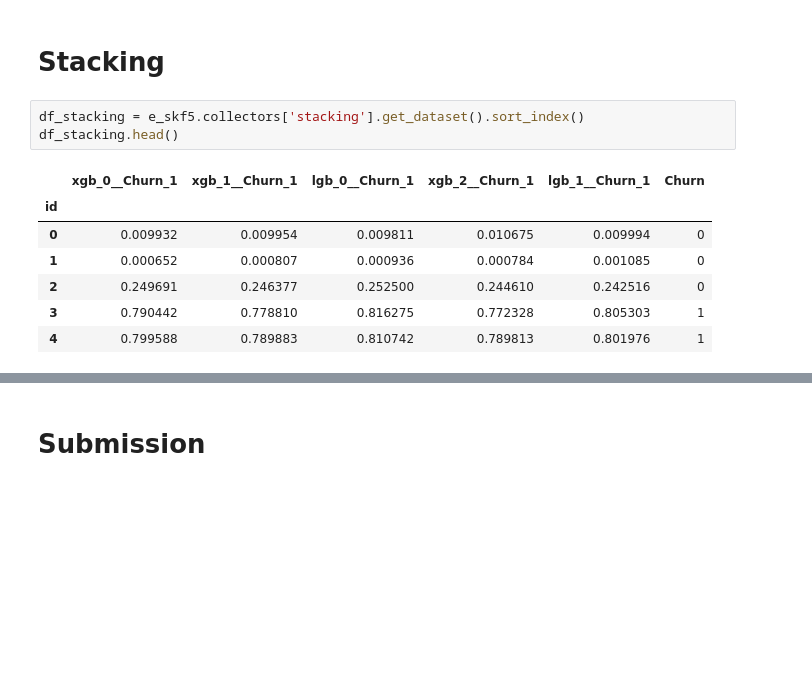
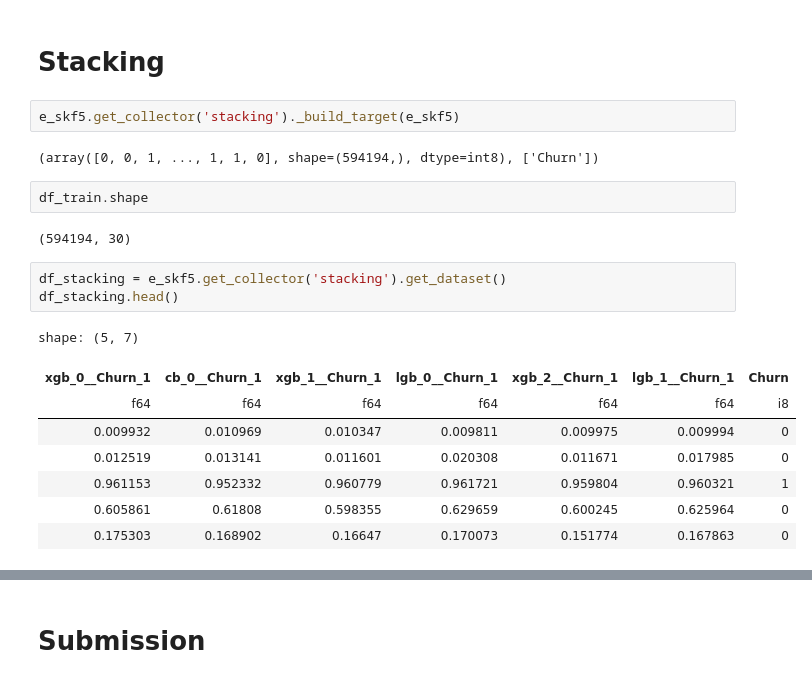
Before and after one commit to sunkusun9/ml-labs, a Jupyter notebook: examples/kaggle_s6e3/4.exp_skf5.ipynb, the cells around one changed output, grey strips where cells are left out. Cells and saved outputs as stored; diff of their text form; blank space fills up the shorter version.

```diff
--- a/examples/kaggle_s6e3/4.exp_skf5.ipynb
+++ b/examples/kaggle_s6e3/4.exp_skf5.ipynb
@@ -217,16 +238,25 @@ e_skf5.get_collector('AUC').get_metrics_agg()[0].sort_values('valid', ascending
 # %% [markdown]
 # Stacking
-# %%
-df_stacking = e_skf5.collectors['stacking'].get_dataset().sort_index()
-df_stacking.head()
-# %% [output]
-|  | xgb_0__Churn_1 | xgb_1__Churn_1 | lgb_0__Churn_1 | xgb_2__Churn_1 | lgb_1__Churn_1 | Churn |
-| id |  |  |  |  |  |  |
-| 0 | 0.009932 | 0.009954 | 0.009811 | 0.010675 | 0.009994 | 0 |
-| 1 | 0.000652 | 0.000807 | 0.000936 | 0.000784 | 0.001085 | 0 |
-| 2 | 0.249691 | 0.246377 | 0.252500 | 0.244610 | 0.242516 | 0 |
-| 3 | 0.790442 | 0.778810 | 0.816275 | 0.772328 | 0.805303 | 1 |
-| 4 | 0.799588 | 0.789883 | 0.810742 | 0.789813 | 0.801976 | 1 |
+# %%
+e_skf5.get_collector('stacking')._build_target(e_skf5)
+# %% [output]
+(array([0, 0, 1, ..., 1, 1, 0], shape=(594194,), dtype=int8), ['Churn'])
+# %%
+df_train.shape
+# %% [output]
+(594194, 30)
+# %%
+df_stacking = e_skf5.get_collector('stacking').get_dataset()
+df_stacking.head()
+# %% [output]
+shape: (5, 7)
+| xgb_0__Churn_1 | cb_0__Churn_1 | xgb_1__Churn_1 | lgb_0__Churn_1 | xgb_2__Churn_1 | lgb_1__Churn_1 | Churn |
+| f64 | f64 | f64 | f64 | f64 | f64 | i8 |
+| 0.009932 | 0.010969 | 0.010347 | 0.009811 | 0.009975 | 0.009994 | 0 |
+| 0.012519 | 0.013141 | 0.011601 | 0.020308 | 0.011671 | 0.017985 | 0 |
+| 0.961153 | 0.952332 | 0.960779 | 0.961721 | 0.959804 | 0.960321 | 1 |
+| 0.605861 | 0.61808 | 0.598355 | 0.629659 | 0.600245 | 0.625964 | 0 |
+| 0.175303 | 0.168902 | 0.16647 | 0.170073 | 0.151774 | 0.167863 | 0 |
 # %%
 if os.path.exists('exp/stacking'):
     e_stacking = Experimenter.load('exp/stacking', df_stacking)
```
Also changed, not shown: parts of 13 cells of this notebook, 1 other file.
